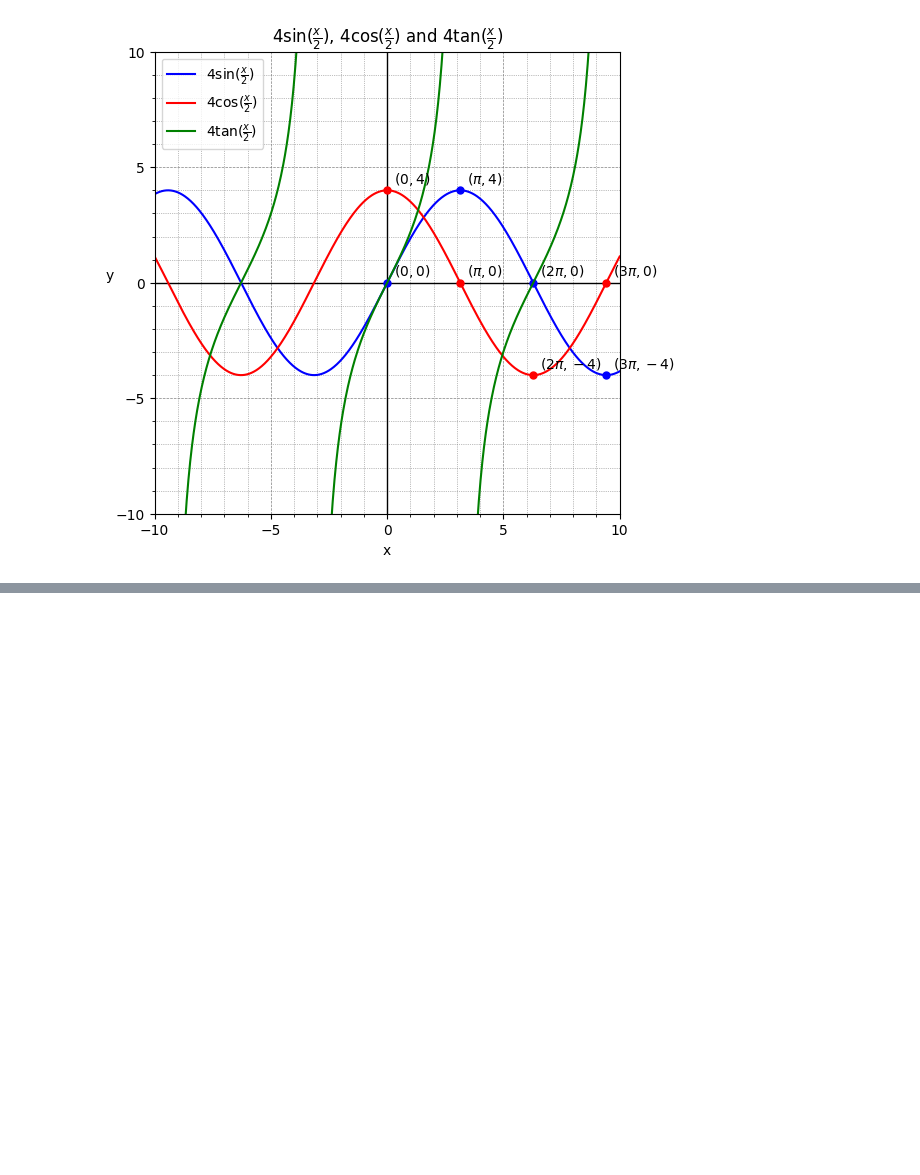
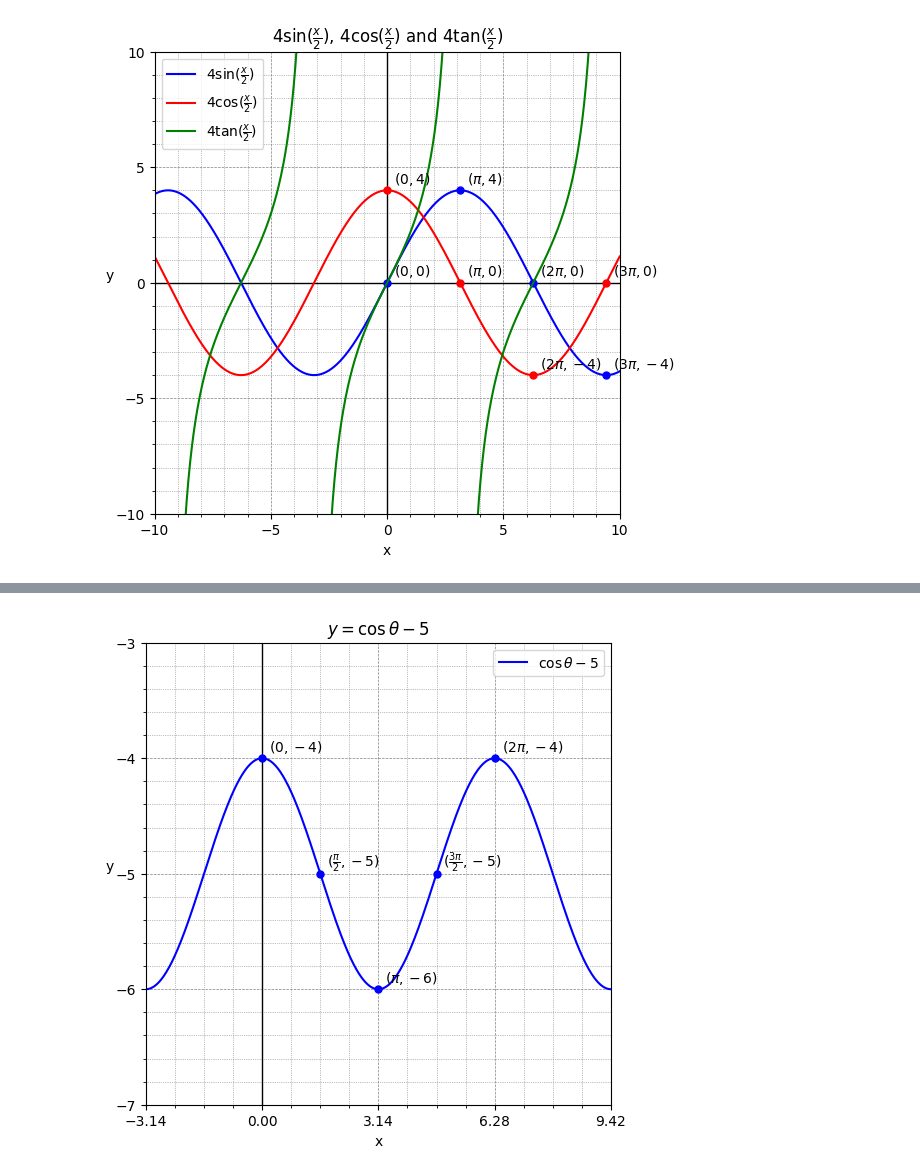
Before and after one commit to seanjiangsh/math-practice, a Jupyter notebook: trigonometry/practice.ipynb, the cells around one changed output, grey strips where cells are left out. Cells and saved outputs as stored; diff of their text form; code cells hidden in the pictures; blank space fills up the shorter version.

```diff
--- a/trigonometry/practice.ipynb
+++ b/trigonometry/practice.ipynb
@@ -373,0 +400,25 @@ plot_lines(title, lines)
+# %%
+# y= cos θ−5
+y = np.cos(x) - 5
+label = "$\\cos \\theta - 5$"
+points = [
+  {"x": 0, "y": -4, "label": "$(0, -4)$"},
+  {"x": math.pi/2, "y": -5, "label": "$(\\frac{\\pi}{2}, -5)$"},
+  {"x": math.pi, "y": -6, "label": "$(\\pi, -6)$"},
+  {"x": 3*math.pi/2, "y": -5, "label": "$(\\frac{3\\pi}{2}, -5)$"},
+  {"x": 2*math.pi, "y": -4, "label": "$(2\\pi, -4)$"}
+]
+line = {
+  "x": x,
+  "y": y,
+  "label": label,
+  "points": points,
+}
+
+title = "$y = \\cos \\theta - 5$"
+lines = [line]
+limits = {"x": (-math.pi, 3*math.pi), "y": (-7, -3)}
+
+plot_lines(title, lines, limits=limits)
+# %% [output]
+[figure, added]
```
Also changed, not shown: parts of 2 cells of this notebook.
